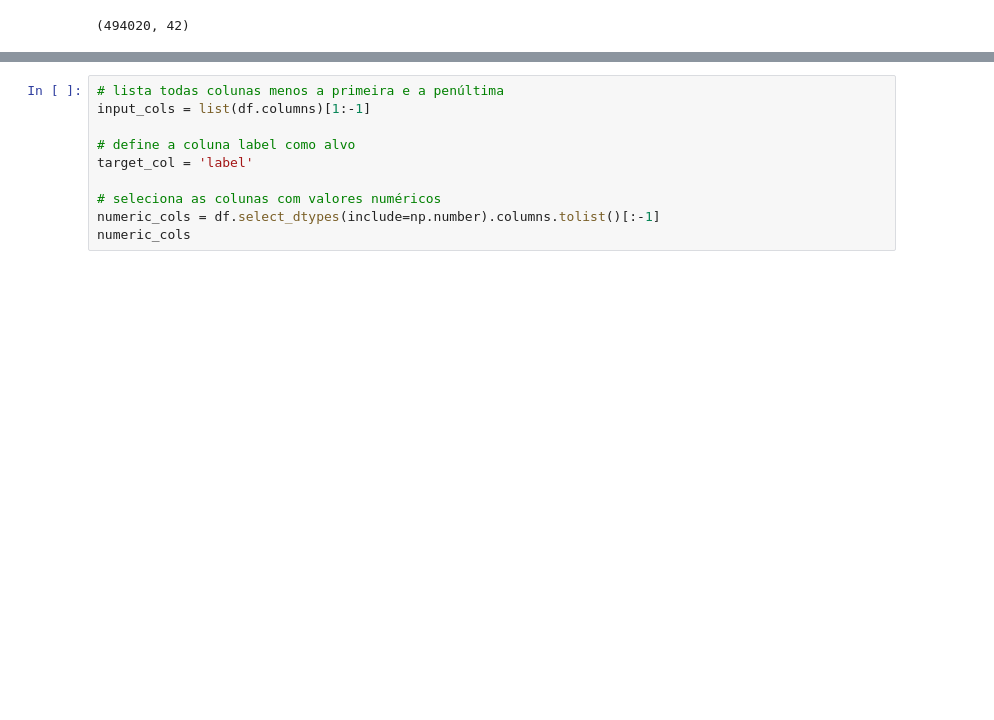
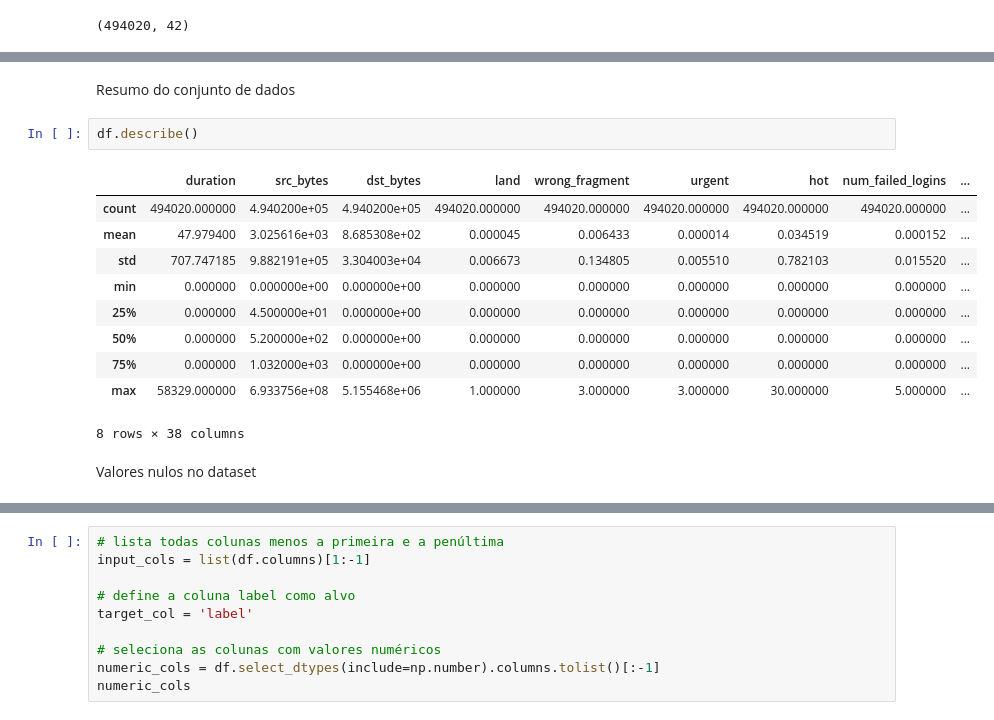
Before and after one commit to DanielSant276/ArquivosPessoais, a Jupyter notebook: IA/Projeto/Inicio do projeto.ipynb, the cells around one changed output, grey strips where cells are left out. Drawn from its saved outputs; the diff is of its cells as text; blank space fills up the shorter version.

```diff
--- a/IA/Projeto/Inicio do projeto.ipynb
+++ b/IA/Projeto/Inicio do projeto.ipynb
@@ -52,0 +82,17 @@ memory usage: 158.3+ MB
+# %% [markdown]
+Resumo do conjunto de dados
+# %%
+df.describe()
+# %% [output]
+|  | duration | src_bytes | dst_bytes | land | wrong_fragment | urgent | hot | num_failed_logins | ... |
+| count | 494020.000000 | 4.940200e+05 | 4.940200e+05 | 494020.000000 | 494020.000000 | 494020.000000 | 494020.000000 | 494020.000000 | ... |
+| mean | 47.979400 | 3.025616e+03 | 8.685308e+02 | 0.000045 | 0.006433 | 0.000014 | 0.034519 | 0.000152 | ... |
+| std | 707.747185 | 9.882191e+05 | 3.304003e+04 | 0.006673 | 0.134805 | 0.005510 | 0.782103 | 0.015520 | ... |
+| min | 0.000000 | 0.000000e+00 | 0.000000e+00 | 0.000000 | 0.000000 | 0.000000 | 0.000000 | 0.000000 | ... |
+| 25% | 0.000000 | 4.500000e+01 | 0.000000e+00 | 0.000000 | 0.000000 | 0.000000 | 0.000000 | 0.000000 | ... |
+| 50% | 0.000000 | 5.200000e+02 | 0.000000e+00 | 0.000000 | 0.000000 | 0.000000 | 0.000000 | 0.000000 | ... |
+| 75% | 0.000000 | 1.032000e+03 | 0.000000e+00 | 0.000000 | 0.000000 | 0.000000 | 0.000000 | 0.000000 | ... |
+| max | 58329.000000 | 6.933756e+08 | 5.155468e+06 | 1.000000 | 3.000000 | 3.000000 | 30.000000 | 5.000000 | ... |
+8 rows × 38 columns
+# %% [markdown]
+Valores nulos no dataset
```
Also changed, not shown: parts of 36 cells of this notebook, 12 other files.
